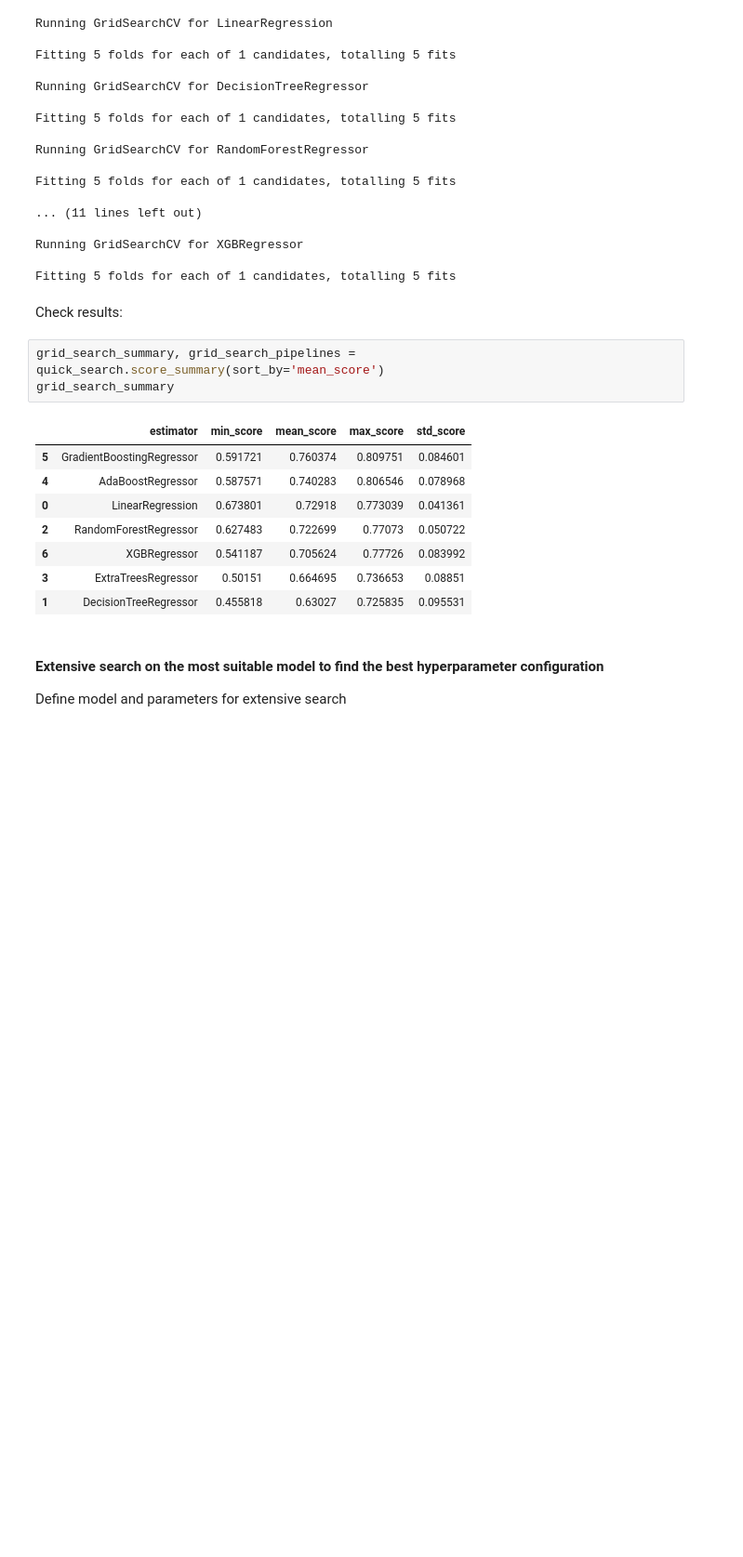
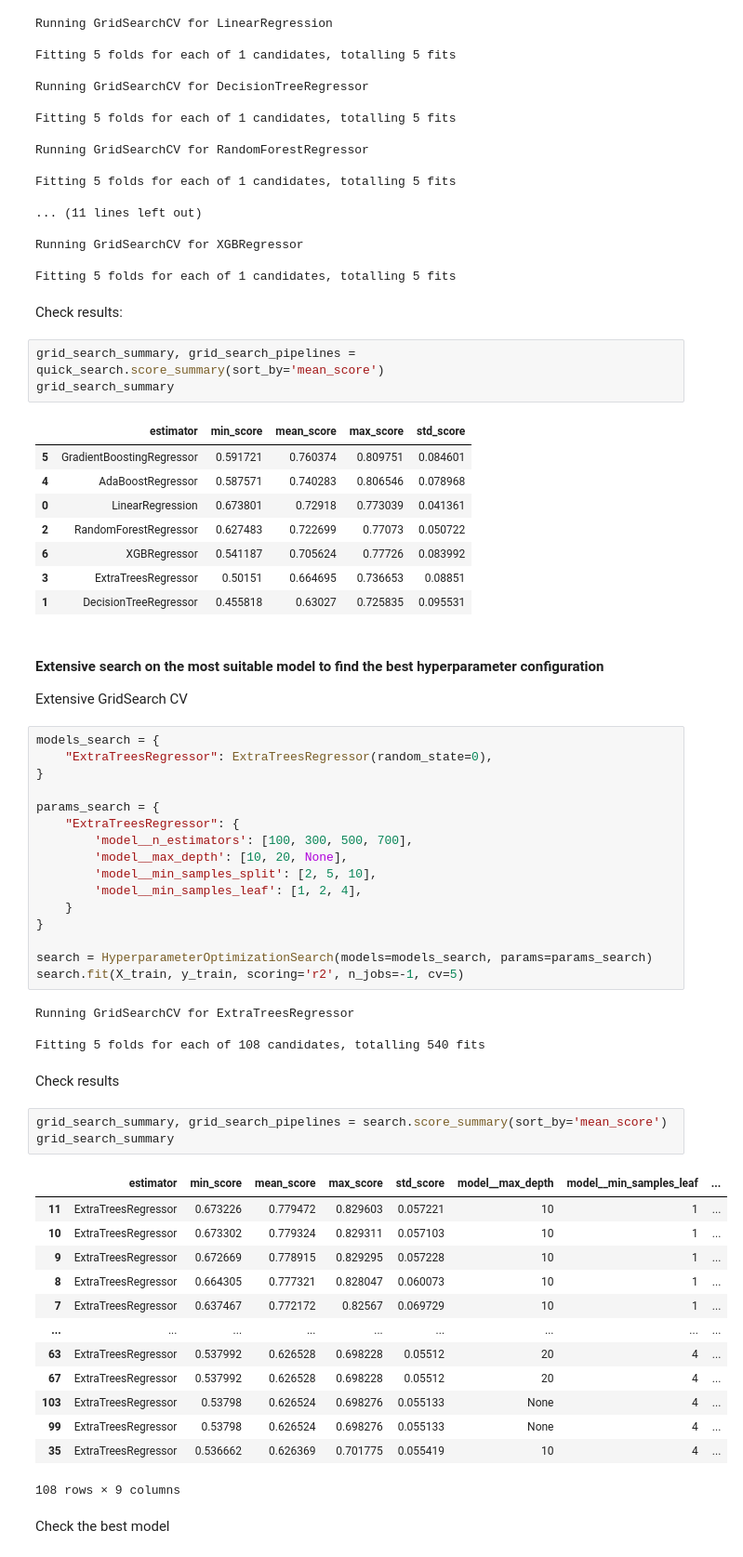
Before and after one commit to Darvid-223/housing-prices, a Jupyter notebook: jupyter_notebooks/05_sales_price_prediction.ipynb, the cells around one changed output. Shown: that part at 93% size. Drawn from its saved outputs; the diff is of its cells as text; blank space fills up the shorter version.

Commit message:
sales_price_predictor: best regressor defined

```diff
--- a/jupyter_notebooks/05_sales_price_prediction.ipynb
+++ b/jupyter_notebooks/05_sales_price_prediction.ipynb
@@ -673,4 +673,45 @@ grid_search_summary
 # %% [markdown]
 #### Extensive search on the most suitable model to find the best hyperparameter configuration
 
-Define model and parameters for extensive search
+Extensive GridSearch CV
+# %%
+models_search = {
+    "ExtraTreesRegressor": ExtraTreesRegressor(random_state=0),
+}
+
+params_search = {
+    "ExtraTreesRegressor": {
+        'model__n_estimators': [100, 300, 500, 700],
+        'model__max_depth': [10, 20, None],
+        'model__min_samples_split': [2, 5, 10],
+        'model__min_samples_leaf': [1, 2, 4],
+    }
+}
+
+search = HyperparameterOptimizationSearch(models=models_search, params=params_search)
+search.fit(X_train, y_train, scoring='r2', n_jobs=-1, cv=5)
+# %% [output]
+Running GridSearchCV for ExtraTreesRegressor
+
+Fitting 5 folds for each of 108 candidates, totalling 540 fits
+# %% [markdown]
+Check results
+# %%
+grid_search_summary, grid_search_pipelines = search.score_summary(sort_by='mean_score')
+grid_search_summary
+# %% [output]
+|  | estimator | min_score | mean_score | max_score | std_score | model__max_depth | model__min_samples_leaf | ... |
+| 11 | ExtraTreesRegressor | 0.673226 | 0.779472 | 0.829603 | 0.057221 | 10 | 1 | ... |
+| 10 | ExtraTreesRegressor | 0.673302 | 0.779324 | 0.829311 | 0.057103 | 10 | 1 | ... |
+| 9 | ExtraTreesRegressor | 0.672669 | 0.778915 | 0.829295 | 0.057228 | 10 | 1 | ... |
+| 8 | ExtraTreesRegressor | 0.664305 | 0.777321 | 0.828047 | 0.060073 | 10 | 1 | ... |
+| 7 | ExtraTreesRegressor | 0.637467 | 0.772172 | 0.82567 | 0.069729 | 10 | 1 | ... |
+| ... | ... | ... | ... | ... | ... | ... | ... | ... |
+| 63 | ExtraTreesRegressor | 0.537992 | 0.626528 | 0.698228 | 0.05512 | 20 | 4 | ... |
+| 67 | ExtraTreesRegressor | 0.537992 | 0.626528 | 0.698228 | 0.05512 | 20 | 4 | ... |
+| 103 | ExtraTreesRegressor | 0.53798 | 0.626524 | 0.698276 | 0.055133 | None | 4 | ... |
+| 99 | ExtraTreesRegressor | 0.53798 | 0.626524 | 0.698276 | 0.055133 | None | 4 | ... |
+| 35 | ExtraTreesRegressor | 0.536662 | 0.626369 | 0.701775 | 0.055419 | 10 | 4 | ... |
+108 rows × 9 columns
+# %% [markdown]
+Check the best model
```
Also changed, not shown: parts of 8 cells of this notebook.
